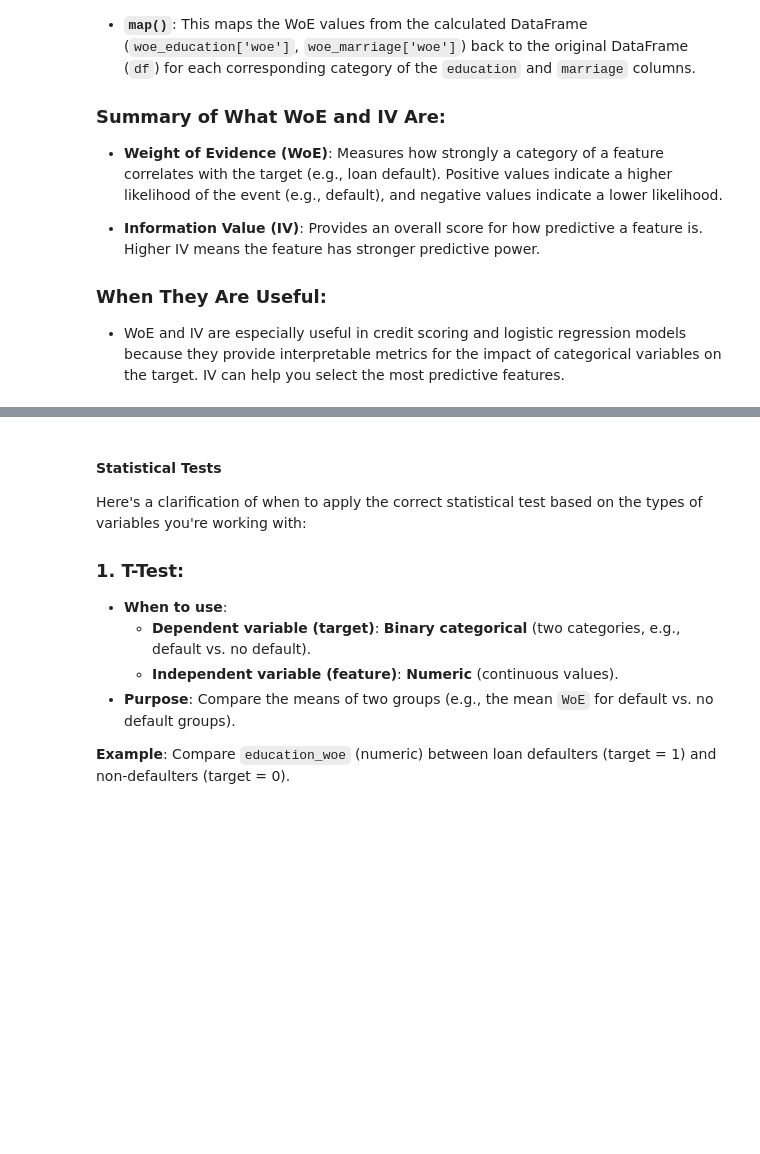
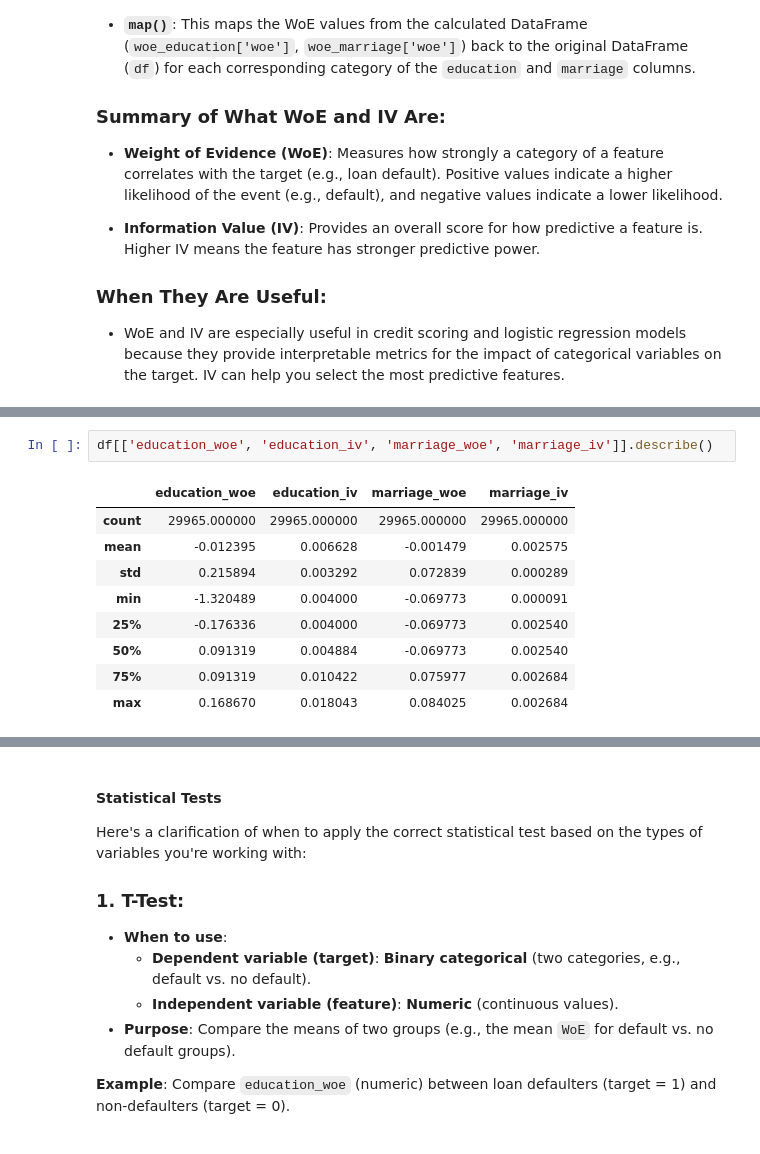
Before and after one commit to micah-shull/ML_Classification_Loan_Defaults, a Jupyter notebook: loan_defaults_021_feature_engineering_exploration_marriage_education.ipynb, the cells around one changed output, grey strips where cells are left out. Cells and saved outputs as stored; diff of their text form; blank space fills up the shorter version.

```diff
--- a/loan_defaults_021_feature_engineering_exploration_marriage_education.ipynb
+++ b/loan_defaults_021_feature_engineering_exploration_marriage_education.ipynb
@@ -662,0 +636,12 @@ If you'd like to delve further into the specific categories corresponding to the
+# %%
+df[['education_woe', 'education_iv', 'marriage_woe', 'marriage_iv']].describe()
+# %% [output]
+|  | education_woe | education_iv | marriage_woe | marriage_iv |
+| count | 29965.000000 | 29965.000000 | 29965.000000 | 29965.000000 |
+| mean | -0.012395 | 0.006628 | -0.001479 | 0.002575 |
+| std | 0.215894 | 0.003292 | 0.072839 | 0.000289 |
+| min | -1.320489 | 0.004000 | -0.069773 | 0.000091 |
+| 25% | -0.176336 | 0.004000 | -0.069773 | 0.002540 |
+| 50% | 0.091319 | 0.004884 | -0.069773 | 0.002540 |
+| 75% | 0.091319 | 0.010422 | 0.075977 | 0.002684 |
+| max | 0.168670 | 0.018043 | 0.084025 | 0.002684 |
```
Also changed, not shown: parts of 14 cells of this notebook.
